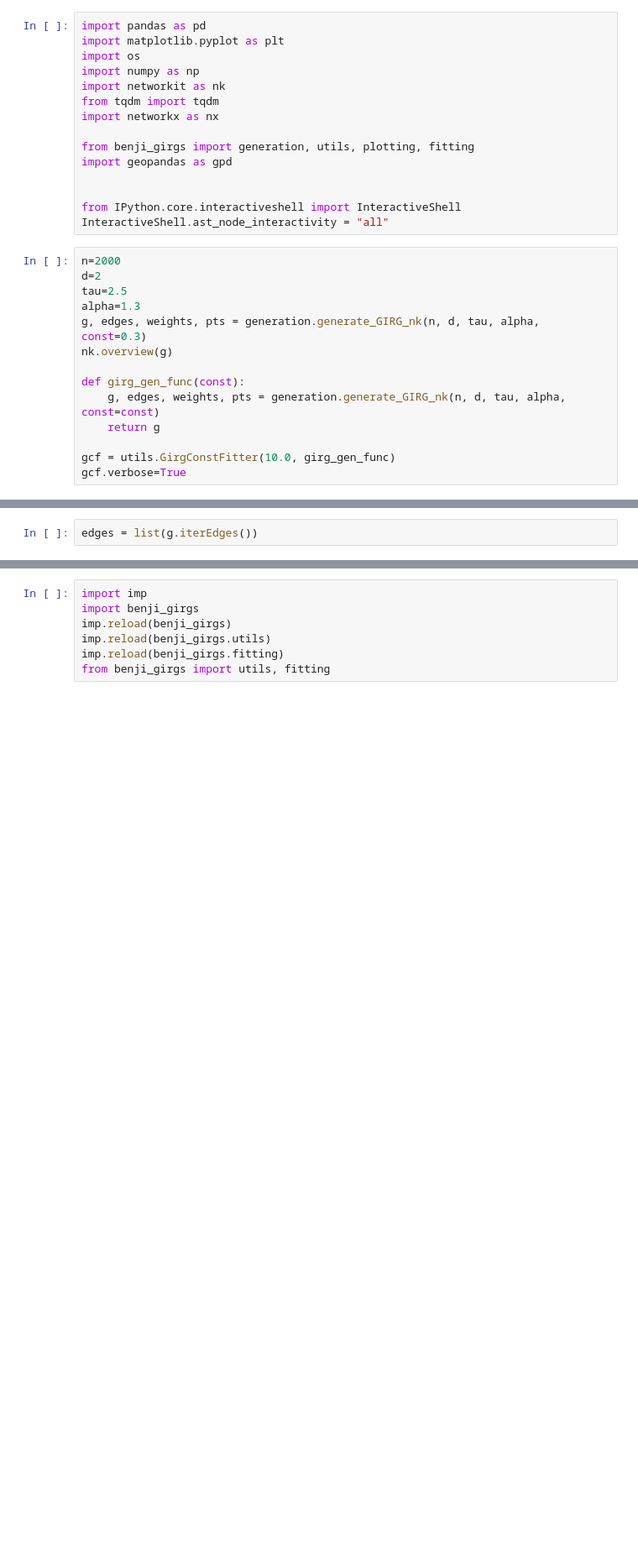
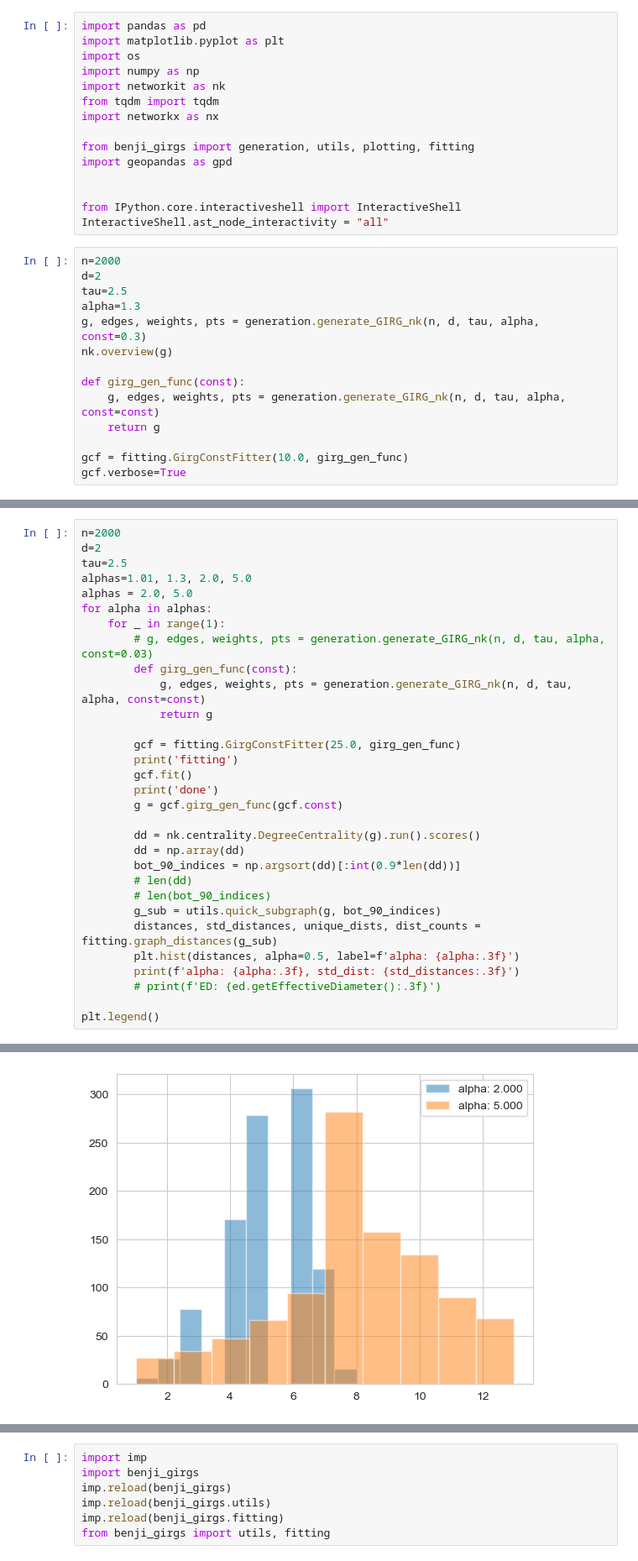
Before and after one commit to BenjiDayan/GIRGs, a Jupyter notebook: benji_src/fitting_general.ipynb, the cells around one changed output, grey strips where cells are left out. Shown at 84% size. Drawn from its saved outputs; the diff is of its cells as text; blank space fills up the shorter version.

Commit message:
work to make a nicer holistic alpha and const fitting class

```diff
--- a/benji_src/fitting_general.ipynb
+++ b/benji_src/fitting_general.ipynb
@@ -28,7 +28,7 @@ def girg_gen_func(const):
     g, edges, weights, pts = generation.generate_GIRG_nk(n, d, tau, alpha, const=const)
     return g
 
-gcf = utils.GirgConstFitter(10.0, girg_gen_func)
+gcf = fitting.GirgConstFitter(10.0, girg_gen_func)
 gcf.verbose=True
 # %% [output]
 Network Properties:
@@ -83,4 +59,34 @@ degree assortativity            -0.113254
 number of connected components  1
 size of largest component       2000 (100.00 %)
-# %%
-edges = list(g.iterEdges())
+# %%
+n=2000
+d=2
+tau=2.5
+alphas=1.01, 1.3, 2.0, 5.0
+alphas = 2.0, 5.0
+for alpha in alphas:
+    for _ in range(1):
+        # g, edges, weights, pts = generation.generate_GIRG_nk(n, d, tau, alpha, const=0.03)
+        def girg_gen_func(const):
+            g, edges, weights, pts = generation.generate_GIRG_nk(n, d, tau, alpha, const=const)
+            return g
+
+        gcf = fitting.GirgConstFitter(25.0, girg_gen_func)
+        print('fitting')
+        gcf.fit()
+        print('done')
+        g = gcf.girg_gen_func(gcf.const)
+
+        dd = nk.centrality.DegreeCentrality(g).run().scores()
+        dd = np.array(dd)
+        bot_90_indices = np.argsort(dd)[:int(0.9*len(dd))]
+        # len(dd)
+        # len(bot_90_indices)
+        g_sub = utils.quick_subgraph(g, bot_90_indices)
+        distances, std_distances, unique_dists, dist_counts = fitting.graph_distances(g_sub)
+        plt.hist(distances, alpha=0.5, label=f'alpha: {alpha:.3f}')
+        print(f'alpha: {alpha:.3f}, std_dist: {std_distances:.3f}')
+        # print(f'ED: {ed.getEffectiveDiameter():.3f}')
+
+plt.legend()
+# %% [output]
@@ -86,0 +106 @@ edges = list(g.iterEdges())
+[figure, added]
```
Also changed, not shown: parts of 31 cells of this notebook, 2 other files.
